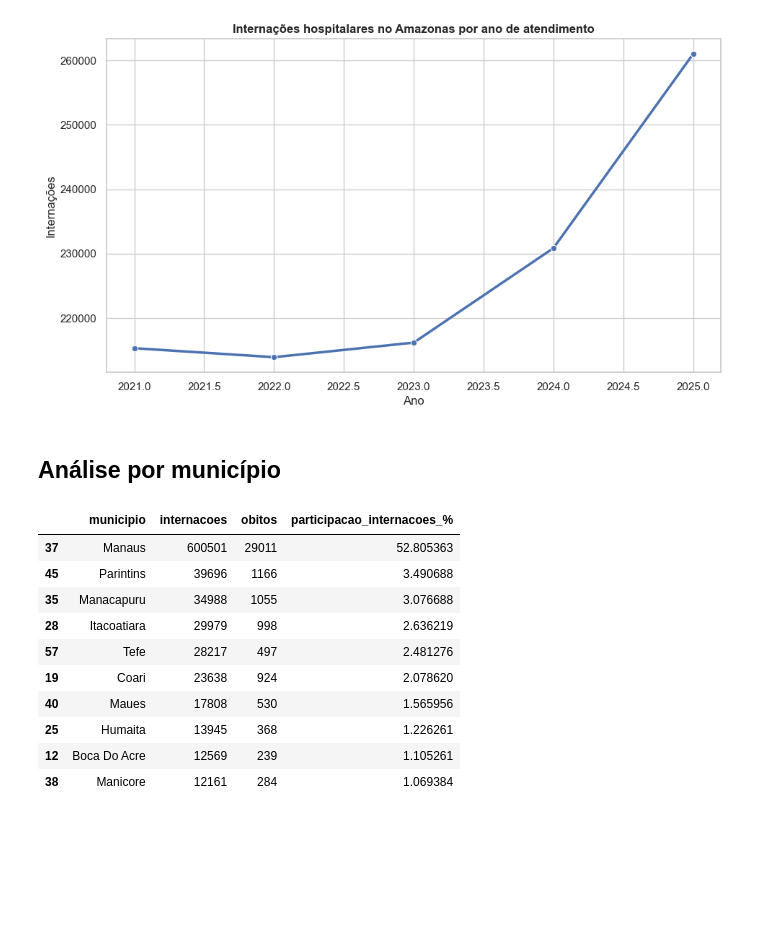
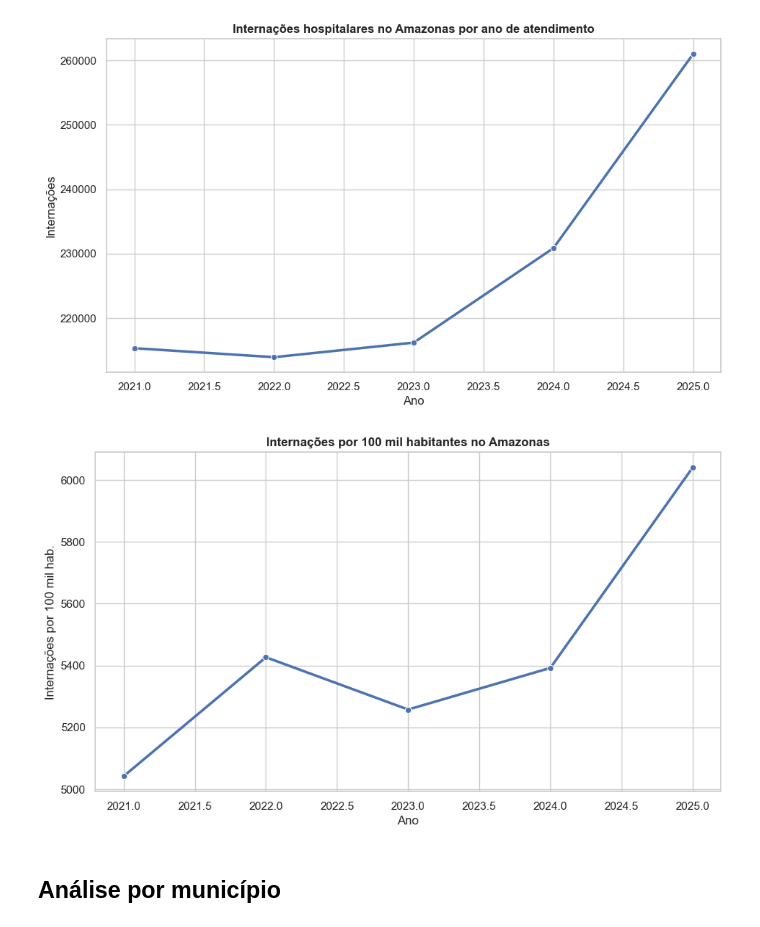
Before and after one commit to nicolasagra-dev/eda-datasus-amazonas, a Jupyter notebook: notebooks/eda_datasus_amazonas.ipynb, the cells around one changed output. Drawn from its saved outputs; the diff is of its cells as text; code cells hidden in the pictures; blank space fills up the shorter version.

```diff
--- a/notebooks/eda_datasus_amazonas.ipynb
+++ b/notebooks/eda_datasus_amazonas.ipynb
@@ -291,29 +323,16 @@ fig.savefig(PROCESSED_DIR / "internacoes_ano.png", dpi=150, bbox_inches="tight")
 plt.show()
 # %% [output]
 [figure]
-# %% [markdown]
-## Análise por município
-# %%
-top_municipios = (
-    dados_municipio.groupby("municipio", as_index=False)
-    .agg(internacoes=("internacoes", "sum"), obitos=("obitos", "sum"))
-    .sort_values("internacoes", ascending=False)
-    .head(10)
-)
-top_municipios["participacao_internacoes_%"] = (
-    top_municipios["internacoes"] / dados_municipio["internacoes"].sum() * 100
-)
-top_municipios
-# %% [output]
-|  | municipio | internacoes | obitos | participacao_internacoes_% |
-| 37 | Manaus | 600501 | 29011 | 52.805363 |
-| 45 | Parintins | 39696 | 1166 | 3.490688 |
-| 35 | Manacapuru | 34988 | 1055 | 3.076688 |
-| 28 | Itacoatiara | 29979 | 998 | 2.636219 |
-| 57 | Tefe | 28217 | 497 | 2.481276 |
-| 19 | Coari | 23638 | 924 | 2.078620 |
-| 40 | Maues | 17808 | 530 | 1.565956 |
-| 25 | Humaita | 13945 | 368 | 1.226261 |
-| 12 | Boca Do Acre | 12569 | 239 | 1.105261 |
-| 38 | Manicore | 12161 | 284 | 1.069384 |
+# %%
+fig, ax = plt.subplots()
+sns.lineplot(data=resumo_ano, x="ano", y="internacoes_por_100k", marker="o", linewidth=2.5, ax=ax)
+ax.set_title("Internações por 100 mil habitantes no Amazonas")
+ax.set_xlabel("Ano")
+ax.set_ylabel("Internações por 100 mil hab.")
+fig.savefig(PROCESSED_DIR / "internacoes_por_100k_ano.png", dpi=150, bbox_inches="tight")
+plt.show()
+# %% [output]
+[figure, added]
+# %% [markdown]
+## Análise por município
 # %%
```
Also changed, not shown: parts of 46 cells of this notebook, 17 other files.
